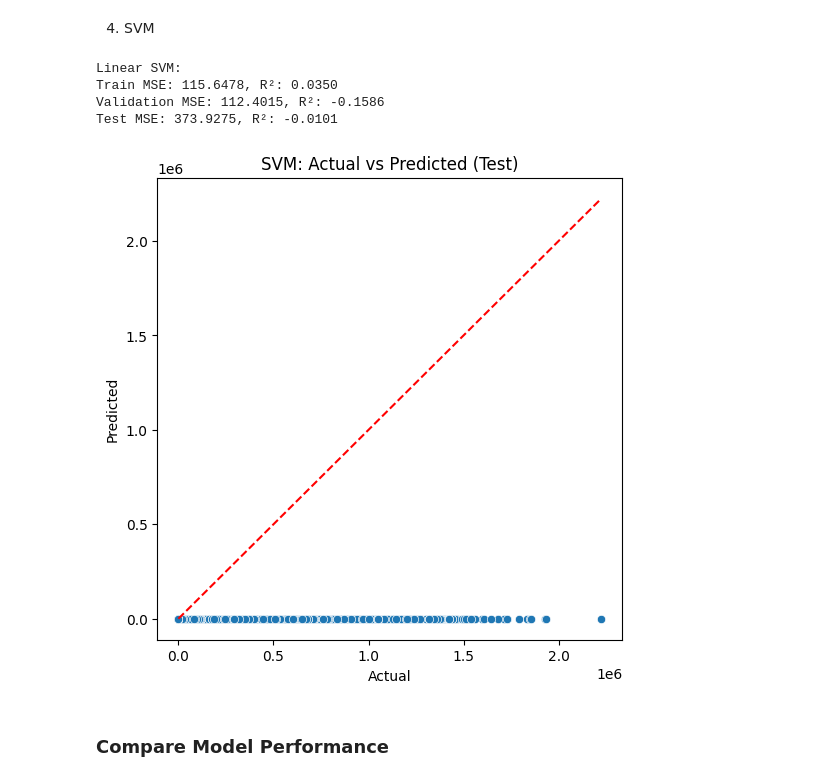
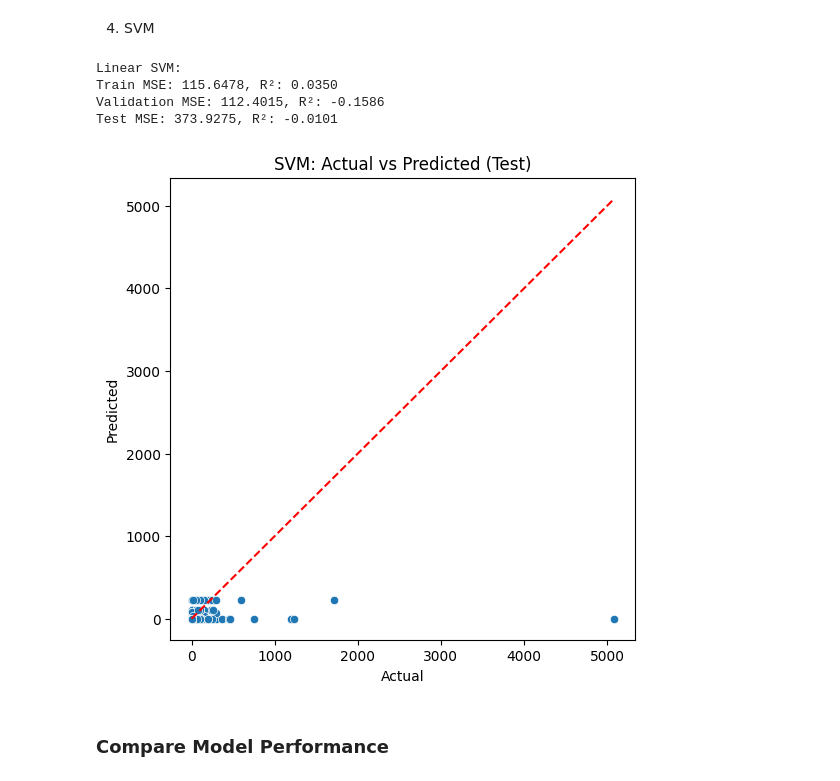
Before and after one commit to ogingaj/machine-learning-using-SBA-loan-data, a Jupyter notebook: modeling_algorithm.ipynb, the cells around one changed output. Drawn from its saved outputs; the diff is of its cells as text; code cells hidden in the pictures.

```diff
--- a/modeling_algorithm.ipynb
+++ b/modeling_algorithm.ipynb
@@ -992,36 +1011,36 @@ y_train_pred_svm_job = svm_model_job.predict(X_train_sub2_scaled_job)
 y_val_pred_svm_job = svm_model_job.predict(X_val_scaled_job)
 y_test_pred_svm_job = svm_model_job.predict(X_test_scaled_job)
 
 # Evaluate model performance
 train_mse_svm_job = mean_squared_error(y_train_sub2_job, y_train_pred_svm_job)
 val_mse_svm_job = mean_squared_error(y_val_job, y_val_pred_svm_job)
 test_mse_svm_job = mean_squared_error(y_test_job, y_test_pred_svm_job)
 
 train_r2_svm_job = r2_score(y_train_sub2_job, y_train_pred_svm_job)
 val_r2_svm_job = r2_score(y_val_job, y_val_pred_svm_job)
 test_r2_svm_job = r2_score(y_test_job, y_test_pred_svm_job)
 
 # Print results
 print(f"Linear SVM:")
 print(f"Train MSE: {train_mse_svm_job:.4f}, R²: {train_r2_svm_job:.4f}")
 print(f"Validation MSE: {val_mse_svm_job:.4f}, R²: {val_r2_svm_job:.4f}")
 print(f"Test MSE: {test_mse_svm_job:.4f}, R²: {test_r2_svm_job:.4f}")
 
 
 # Plot Actual vs Predicted for SVM test data
 plt.figure(figsize=(6, 6))
-sns.scatterplot(x=y_test, y=y_test_pred_svm_job)
+sns.scatterplot(x=y_test_job, y=y_test_pred_svm_job)
 plt.xlabel("Actual")
 plt.ylabel("Predicted")
 plt.title("SVM: Actual vs Predicted (Test)")
-plt.plot([y_test.min(), y_test.max()], [y_test.min(), y_test.max()], 'r--')  # 45-degree line
+plt.plot([y_test_job.min(), y_test_job.max()], [y_test_job.min(), y_test_job.max()], 'r--')  # 45-degree line
 plt.show()
 # %% [output]
 Linear SVM:
 Train MSE: 115.6478, R²: 0.0350
 Validation MSE: 112.4015, R²: -0.1586
 Test MSE: 373.9275, R²: -0.0101
-[figure, old version]
+[figure, new version]
 # %% [markdown]
 ### Compare Model Performance
 # %%
```
Also changed, not shown: parts of 53 cells of this notebook, 2 other files.
